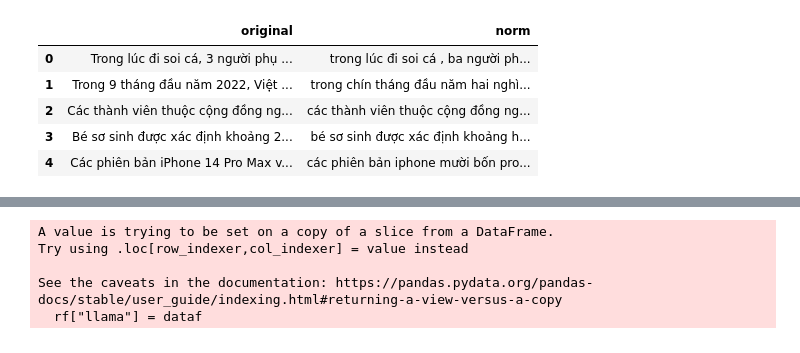
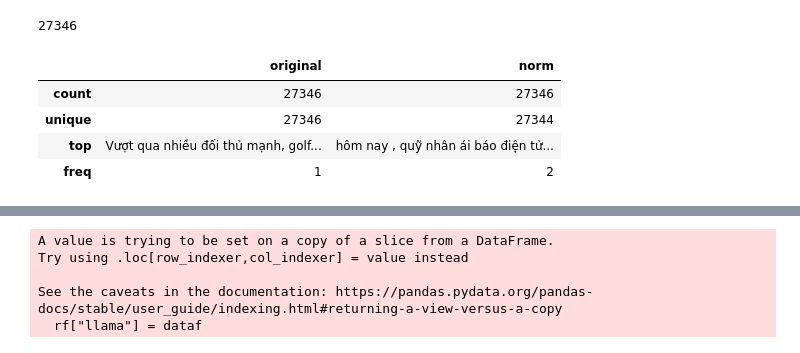
Before and after one commit to khanhthanhdev/RAG-code-assistant, a Jupyter notebook: usellama.ipynb, the cells around one changed output, grey strips where cells are left out. Saved outputs shown, nothing was run; the diff lists cells and outputs as text; code cells hidden in the pictures.

```diff
--- a/usellama.ipynb
+++ b/usellama.ipynb
@@ -25,11 +12,4 @@ def parse_output(response_str):
 # %%
-test_data = data
+len(data)
+# %% [output]
+27346
-# %%
-test_data.head()
-# %% [output]
-|  | original | norm |
-| 0 | Trong lúc đi soi cá, 3 người phụ ... | trong lúc đi soi cá , ba người ph... |
-| 1 | Trong 9 tháng đầu năm 2022, Việt ... | trong chín tháng đầu năm hai nghì... |
-| 2 | Các thành viên thuộc cộng đồng ng... | các thành viên thuộc cộng đồng ng... |
-| 3 | Bé sơ sinh được xác định khoảng 2... | bé sơ sinh được xác định khoảng h... |
-| 4 | Các phiên bản iPhone 14 Pro Max v... | các phiên bản iphone mười bốn pro... |
@@ -35,0 +20,8 @@ test_data.head()
+# %%
+data.describe()
+# %% [output]
+|  | original | norm |
+| count | 27346 | 27346 |
+| unique | 27346 | 27344 |
+| top | Vượt qua nhiều đối thủ mạnh, golf... | hôm nay , quỹ nhân ái báo điện tử... |
+| freq | 1 | 2 |
```
Also changed, not shown: parts of 26 cells of this notebook, 8 other files.
